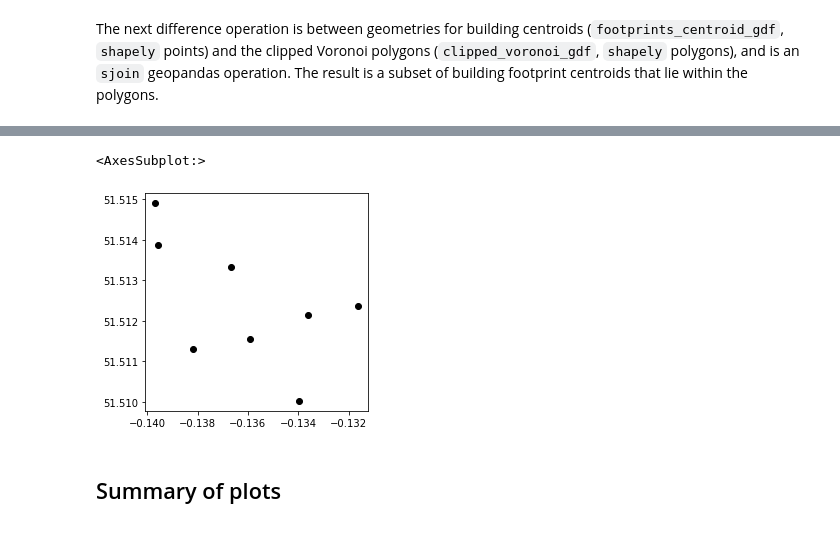
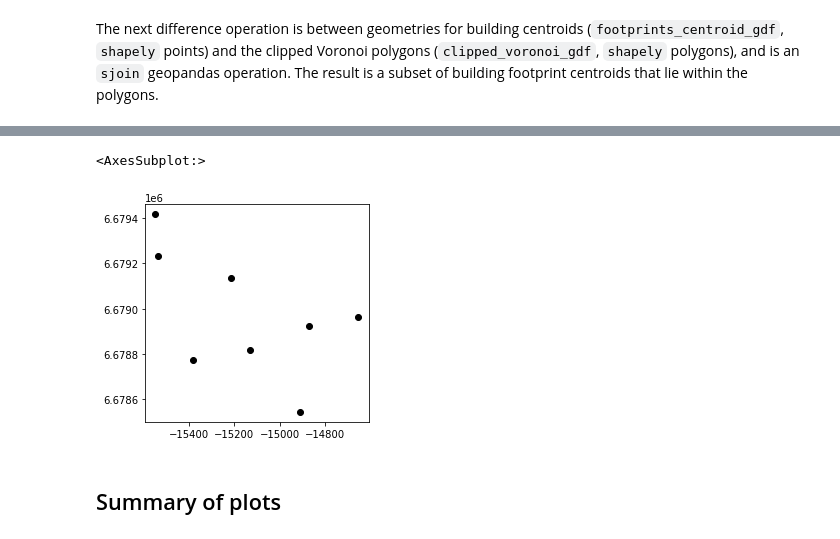
Before and after one commit to nravilla/1854-Cholera-Outbreak-London-Advanced-2, a Jupyter notebook: NB06-Buildings-in-Voronoi-Cells.ipynb, the cells around one changed output, grey strips where cells are left out. Cells and saved outputs as stored; diff of their text form; code cells hidden in the pictures.

```diff
--- a/NB06-Buildings-in-Voronoi-Cells.ipynb
+++ b/NB06-Buildings-in-Voronoi-Cells.ipynb
@@ -198,10 +339,10 @@ clipped_voronoi_gdf.plot(facecolor="none", edgecolor='blue',linewidth=2)
 # %%
-pumps_gdf = gpd.read_file('outputs/pumps.shp')
+pumps_gdf = gpd.read_file('outputs/pumps.shp').to_crs(epsg=3395)
 
 pumps_gdf.plot(color='black')
 # %% [output]
 <AxesSubplot:>
-[figure, old version]
+[figure, new version]
 # %% [markdown]
 ## Summary of plots
 # %% [markdown]
```
Also changed, not shown: parts of 37 cells of this notebook, 5 other files.
